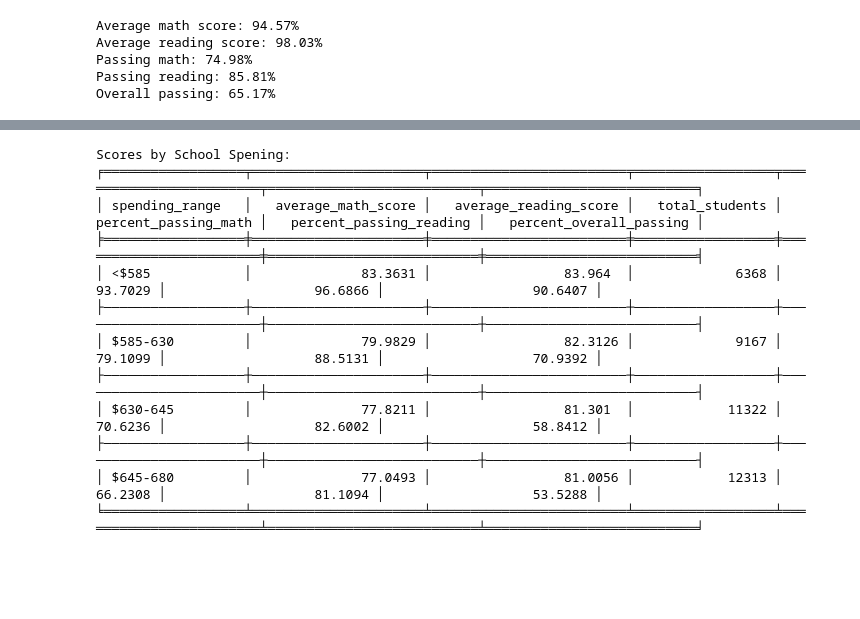
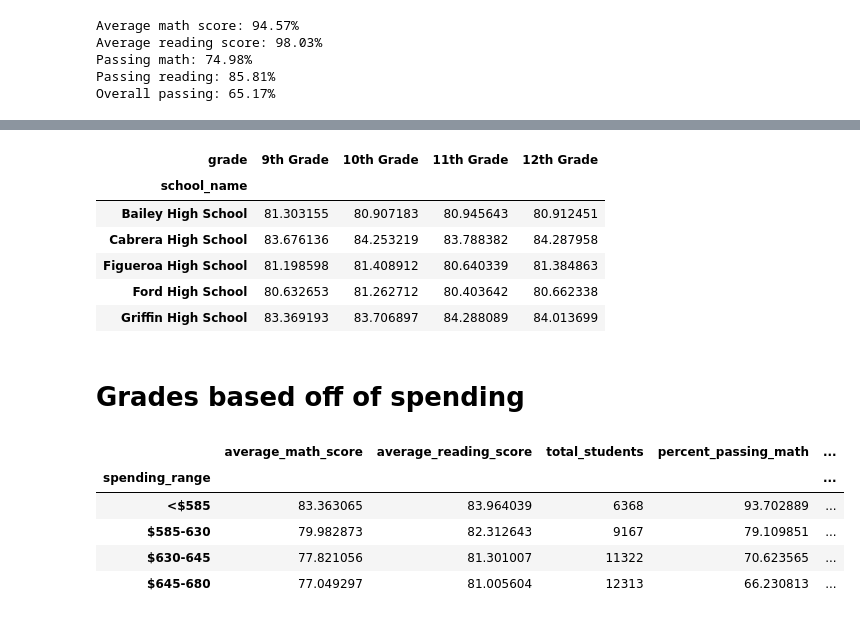
Before and after one commit to biddlebird/pandas-challenge, a Jupyter notebook: My Coding.ipynb, the cells around one changed output, grey strips where cells are left out. Saved outputs shown, nothing was run; the diff lists cells and outputs as text; code cells hidden in the pictures; blank space fills up the shorter version.

```diff
--- a/My Coding.ipynb
+++ b/My Coding.ipynb
@@ -256,42 +263,47 @@ Math Scores By Grade and School:
+# %%
+average_reading_scores_by_school_grade.head()
+# %% [output]
+| grade | 9th Grade | 10th Grade | 11th Grade | 12th Grade |
+| school_name |  |  |  |  |
+| Bailey High School | 81.303155 | 80.907183 | 80.945643 | 80.912451 |
+| Cabrera High School | 83.676136 | 84.253219 | 83.788382 | 84.287958 |
+| Figueroa High School | 81.198598 | 81.408912 | 80.640339 | 81.384863 |
+| Ford High School | 80.632653 | 81.262712 | 80.403642 | 80.662338 |
+| Griffin High School | 83.369193 | 83.706897 | 84.288089 | 84.013699 |
+# %% [markdown]
+# Grades based off of spending
 # %%
 # Grades based off of spending
 spending_bins = [0, 585, 630, 645, 680]
 labels = ["<$585", "$585-630", "$630-645", "$645-680"]
 merged_data['spending_range'] = pd.cut(merged_data['budget'] / merged_data['size'], bins=spending_bins, labels=labels)
 passing_score = 70
 
 spending_summary = merged_data.groupby('spending_range').agg({
     'math_score': 'mean',
     'reading_score': 'mean',
     'Student ID': 'count',
     'passed_math': 'mean',
     'passed_reading': 'mean',
     'overall_passing': 'mean'
 
 }).rename(columns={
     'math_score': 'average_math_score',
     'reading_score': 'average_reading_score',
     'Student ID': 'total_students',
     'passed_math': 'percent_passing_math',
     'passed_reading': 'percent_passing_reading',
     'overall_passing': 'percent_overall_passing'
 })
 spending_summary['percent_passing_math'] *= 100
 spending_summary['percent_passing_reading'] *= 100
 spending_summary['percent_overall_passing'] *= 100
 
-print(f"\033[1mScores by School Spening:\033[0m")
-print(tabulate(spending_summary, headers='keys', tablefmt='fancy_grid'))
+spending_summary.head()
 # %% [output]
-Scores by School Spening:
-╒══════════════════╤══════════════════════╤═════════════════════════╤══════════════════╤════════════════════════╤═══════════════════════════╤═══════════════════════════╕
-│ spending_range   │   average_math_score │   average_reading_score │   total_students │   percent_passing_math │   percent_passing_reading │   percent_overall_passing │
-╞══════════════════╪══════════════════════╪═════════════════════════╪══════════════════╪════════════════════════╪═══════════════════════════╪═══════════════════════════╡
-│ <$585            │              83.3631 │                 83.964  │             6368 │                93.7029 │                   96.6866 │                   90.6407 │
-├──────────────────┼──────────────────────┼─────────────────────────┼──────────────────┼────────────────────────┼───────────────────────────┼───────────────────────────┤
-│ $585-630         │              79.9829 │                 82.3126 │             9167 │                79.1099 │                   88.5131 │                   70.9392 │
-├──────────────────┼──────────────────────┼─────────────────────────┼──────────────────┼────────────────────────┼───────────────────────────┼───────────────────────────┤
-│ $630-645         │              77.8211 │                 81.301  │            11322 │                70.6236 │                   82.6002 │                   58.8412 │
-├──────────────────┼──────────────────────┼─────────────────────────┼──────────────────┼────────────────────────┼───────────────────────────┼───────────────────────────┤
-│ $645-680         │              77.0493 │                 81.0056 │            12313 │                66.2308 │                   81.1094 │                   53.5288 │
-╘══════════════════╧══════════════════════╧═════════════════════════╧══════════════════╧════════════════════════╧═══════════════════════════╧═══════════════════════════╛
+|  | average_math_score | average_reading_score | total_students | percent_passing_math | ... |
+| spending_range |  |  |  |  | ... |
+| <$585 | 83.363065 | 83.964039 | 6368 | 93.702889 | ... |
+| $585-630 | 79.982873 | 82.312643 | 9167 | 79.109851 | ... |
+| $630-645 | 77.821056 | 81.301007 | 11322 | 70.623565 | ... |
+| $645-680 | 77.049297 | 81.005604 | 12313 | 66.230813 | ... |
```
Also changed, not shown: parts of 20 cells of this notebook, 1 other file.
